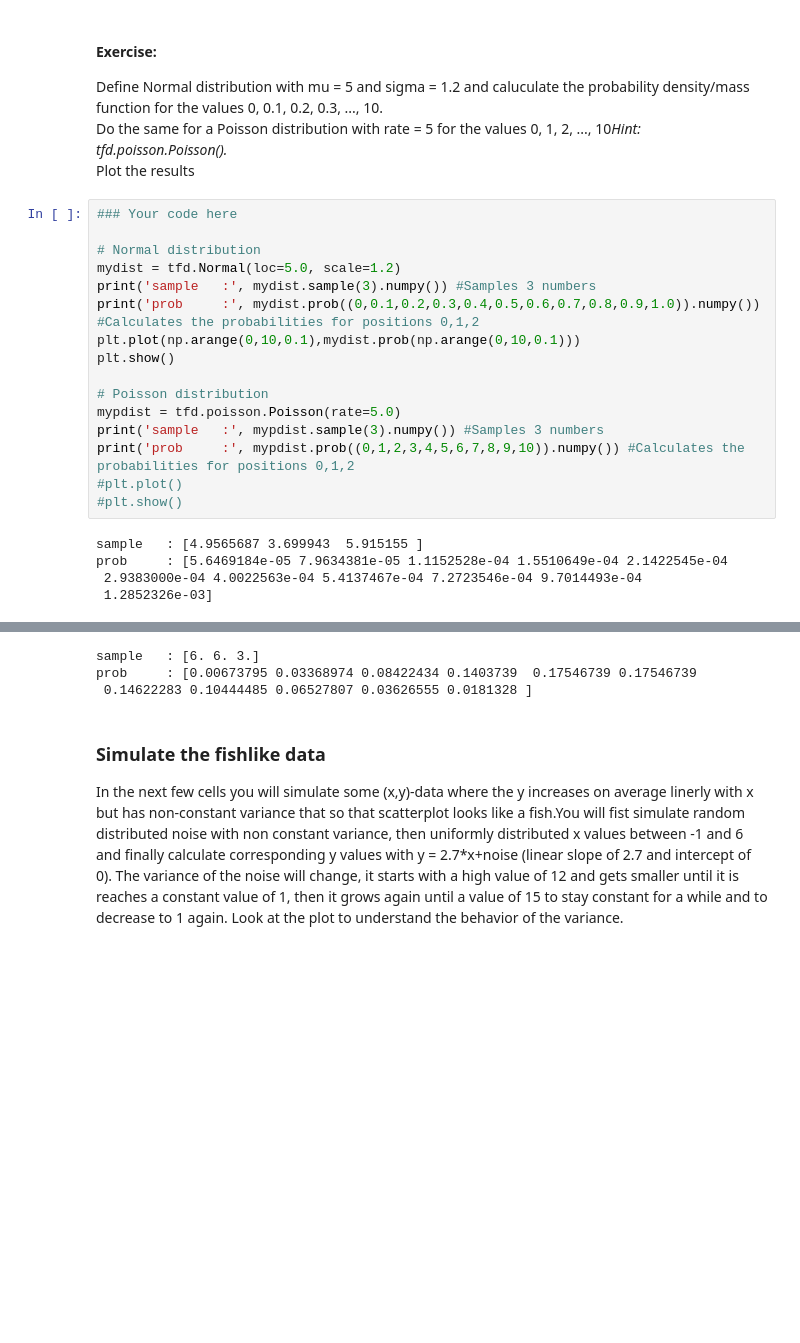
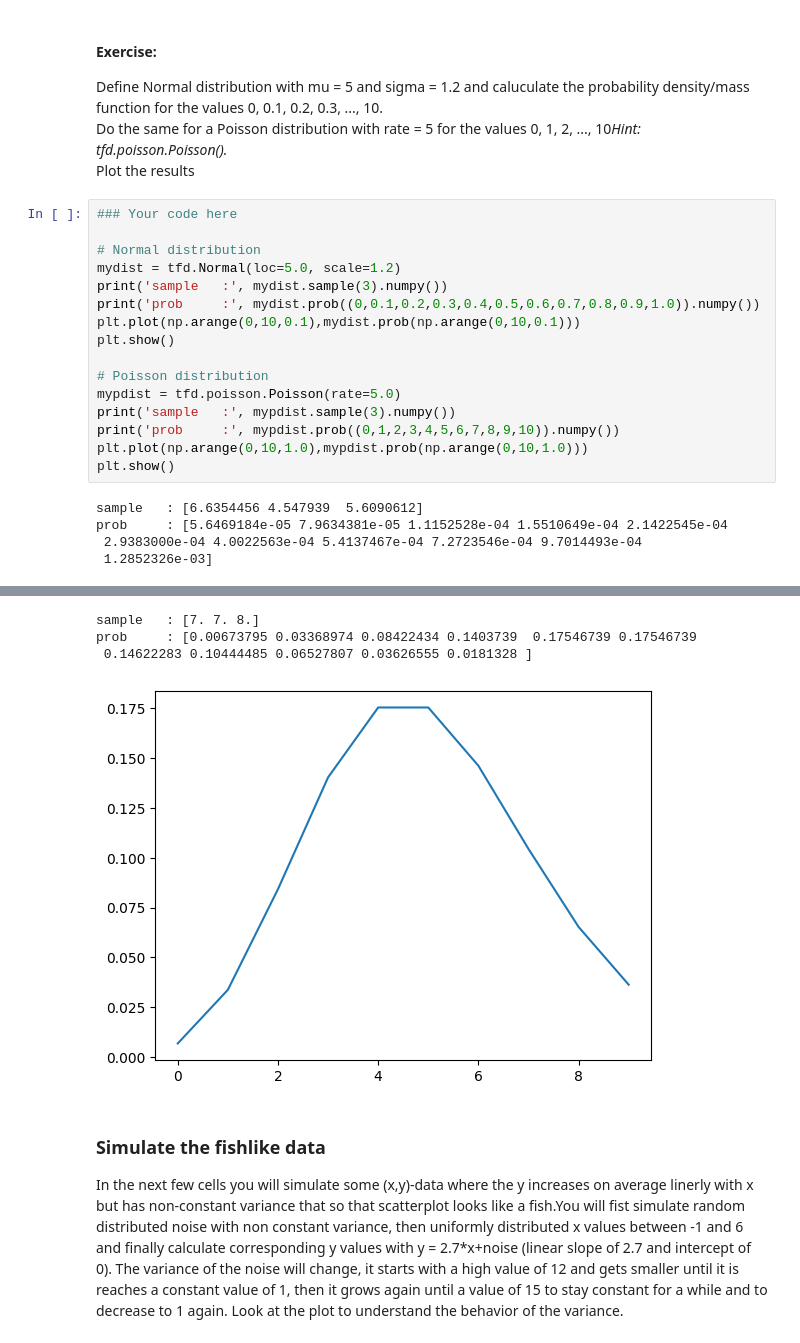
Before and after one commit to adintegra/dl_course_2020, a Jupyter notebook: notebooks/13_linreg_with_tfp.ipynb, the cells around one changed output, grey strips where cells are left out. Drawn from its saved outputs; the diff is of its cells as text; blank space fills up the shorter version.

```diff
--- a/notebooks/13_linreg_with_tfp.ipynb
+++ b/notebooks/13_linreg_with_tfp.ipynb
@@ -91,28 +91,29 @@ Plot the results
 # %%
 ### Your code here
 
 # Normal distribution
 mydist = tfd.Normal(loc=5.0, scale=1.2)
-print('sample   :', mydist.sample(3).numpy()) #Samples 3 numbers
-print('prob     :', mydist.prob((0,0.1,0.2,0.3,0.4,0.5,0.6,0.7,0.8,0.9,1.0)).numpy()) #Calculates the probabilities for positions 0,1,2
+print('sample   :', mydist.sample(3).numpy())
+print('prob     :', mydist.prob((0,0.1,0.2,0.3,0.4,0.5,0.6,0.7,0.8,0.9,1.0)).numpy())
 plt.plot(np.arange(0,10,0.1),mydist.prob(np.arange(0,10,0.1)))
 plt.show()
 
 # Poisson distribution
 mypdist = tfd.poisson.Poisson(rate=5.0)
-print('sample   :', mypdist.sample(3).numpy()) #Samples 3 numbers
-print('prob     :', mypdist.prob((0,1,2,3,4,5,6,7,8,9,10)).numpy()) #Calculates the probabilities for positions 0,1,2
-#plt.plot()
-#plt.show()
+print('sample   :', mypdist.sample(3).numpy())
+print('prob     :', mypdist.prob((0,1,2,3,4,5,6,7,8,9,10)).numpy())
+plt.plot(np.arange(0,10,1.0),mypdist.prob(np.arange(0,10,1.0)))
+plt.show()
 # %% [output]
-sample   : [4.9565687 3.699943  5.915155 ]
+sample   : [6.6354456 4.547939  5.6090612]
 prob     : [5.6469184e-05 7.9634381e-05 1.1152528e-04 1.5510649e-04 2.1422545e-04
  2.9383000e-04 4.0022563e-04 5.4137467e-04 7.2723546e-04 9.7014493e-04
  1.2852326e-03]
 [figure]
-sample   : [6. 6. 3.]
+sample   : [7. 7. 8.]
 prob     : [0.00673795 0.03368974 0.08422434 0.1403739  0.17546739 0.17546739
  0.14622283 0.10444485 0.06527807 0.03626555 0.0181328 ]
+[figure, added]
 # %% [markdown]
 ### Simulate the fishlike data
 
```
